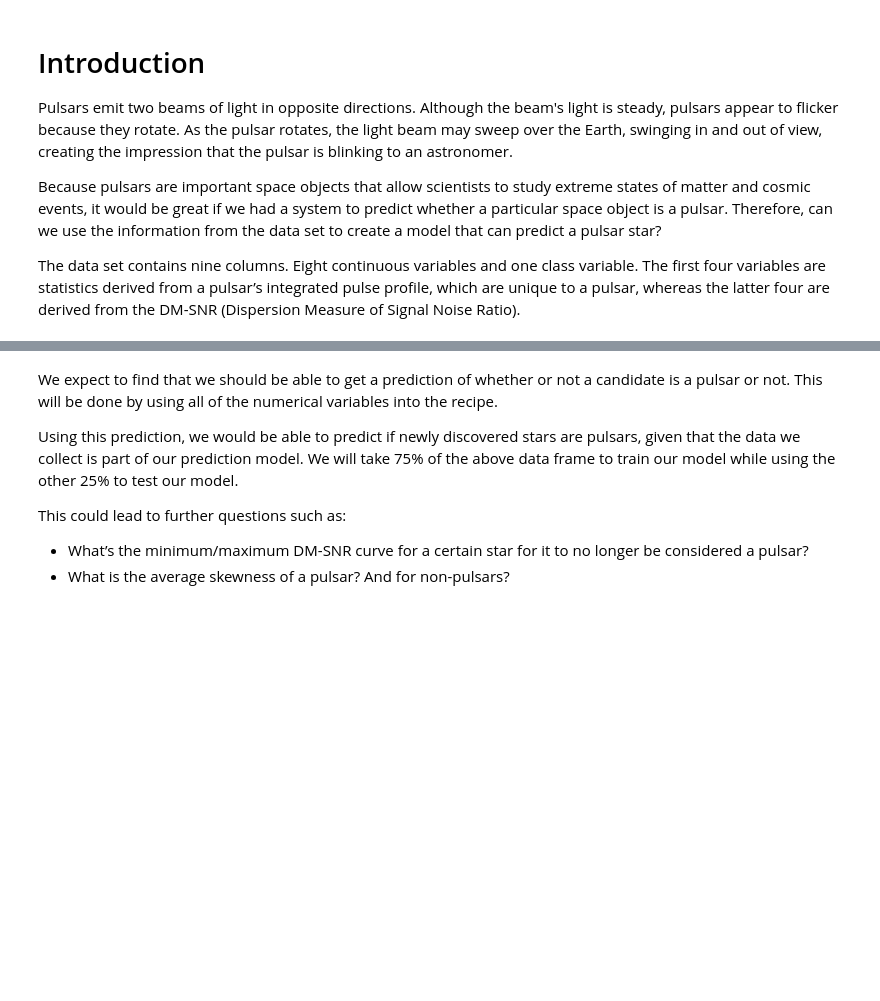
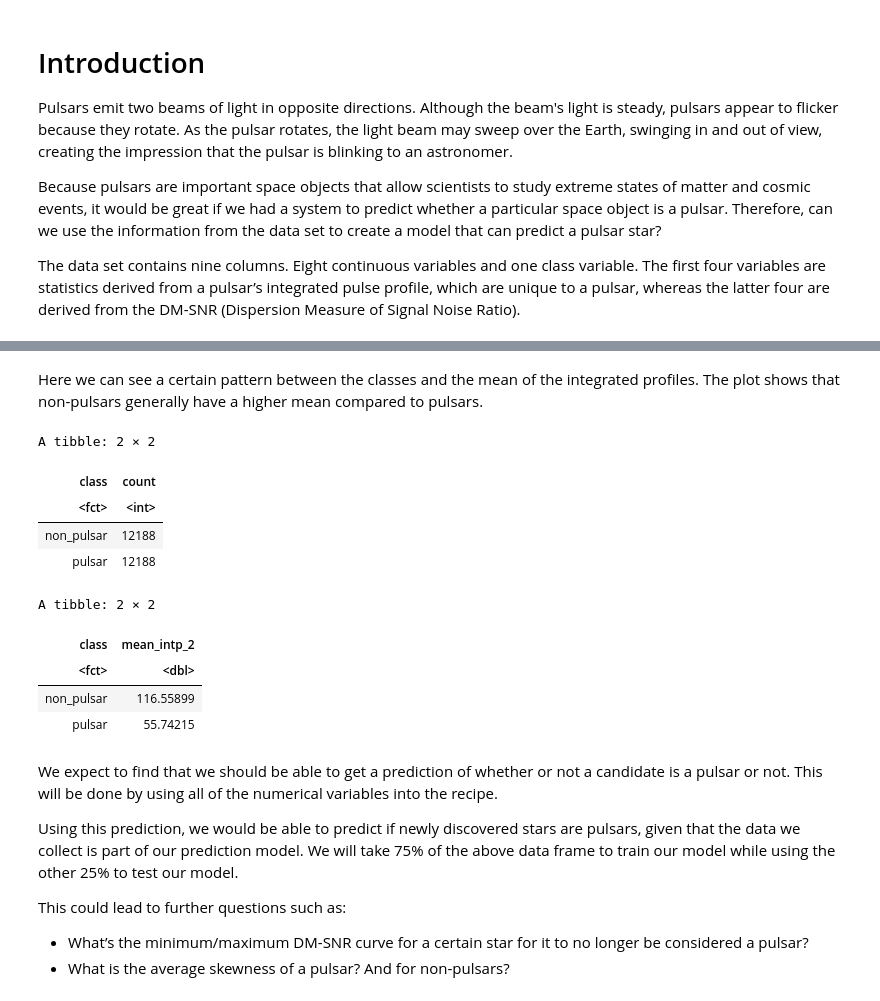
Before and after one commit to IDEKENTERPRISES/dsci-pulsar, a Jupyter notebook: proposal.ipynb, the cells around one changed output, grey strips where cells are left out. Drawn from its saved outputs; the diff is of its cells as text; code cells hidden in the pictures; blank space fills up the shorter version.

```diff
--- a/proposal.ipynb
+++ b/proposal.ipynb
@@ -69,3 +124,28 @@ pulsar_data_training <- pulsar_data_split |> training()
+# %% [markdown]
+Here we can see a certain pattern between the classes and the mean of the integrated profiles. The plot shows that non-pulsars generally have a higher mean compared to pulsars.
+# %%
+#summary tables
+
+pulsar_data_training_summary <- upsampled_pulsar |>
+                                group_by(class) |>
+                                summarize(count = n())
+pulsar_data_training_summary
+
+pulsar_data_training_means_intp <- upsampled_pulsar |>
+                              group_by(class) |>
+                              summarize(mean_intp_2 = mean(mean_intp))
+pulsar_data_training_means_intp
+# %% [output]
+A tibble: 2 × 2
+| class | count |
+| <fct> | <int> |
+| non_pulsar | 12188 |
+| pulsar | 12188 |
+A tibble: 2 × 2
+| class | mean_intp_2 |
+| <fct> | <dbl> |
+| non_pulsar | 116.55899 |
+| pulsar | 55.74215 |
 # %% [markdown]
 We expect to find that we should be able to get a prediction of whether or not a candidate is a pulsar or not. This will be done by using all of the numerical variables into the recipe.
 
```
Also changed, not shown: parts of 6 cells of this notebook.
